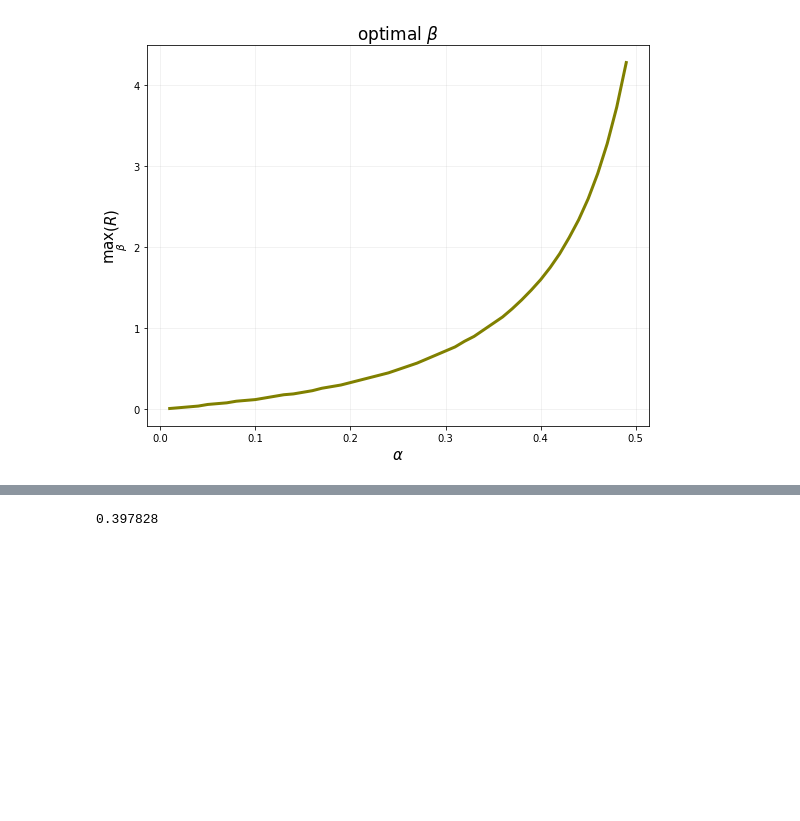
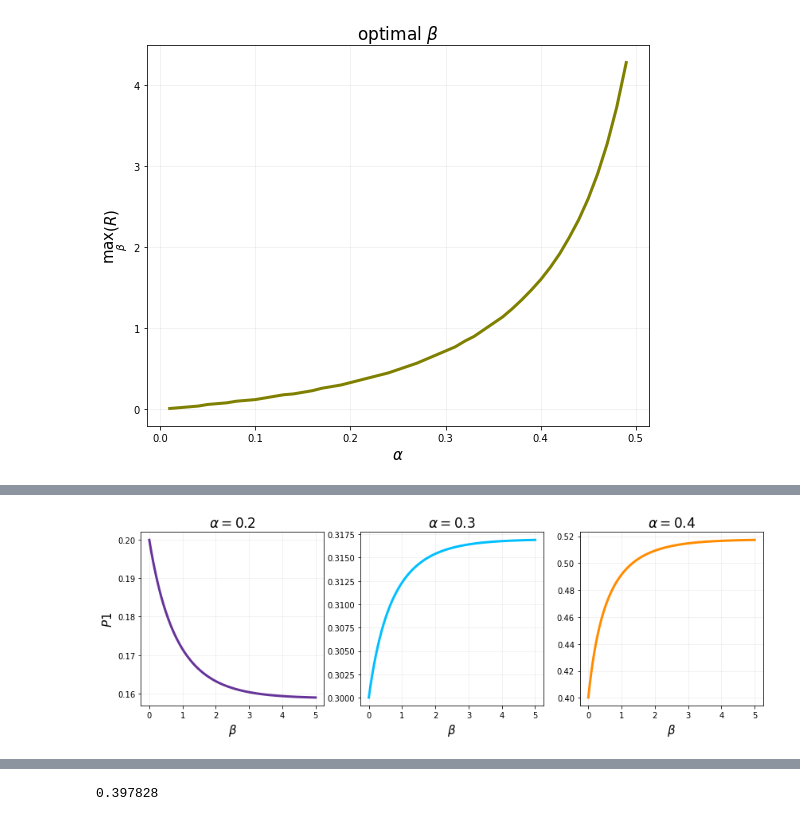
Before and after one commit to michaelneuder/opportunistic-mining, a Jupyter notebook: fusion-mining.ipynb, the cells around one changed output, grey strips where cells are left out. Drawn from its saved outputs; the diff is of its cells as text; code cells hidden in the pictures; blank space fills up the shorter version.

```diff
--- a/fusion-mining.ipynb
+++ b/fusion-mining.ipynb
@@ -85,0 +160,22 @@ plt.show()
+# %%
+f, axarr = plt.subplots(ncols=3, figsize=(14,4))
+
+betas = np.arange(0.001, 5.001, 0.001)
+aover20 = [calcAOverAH(0.2, b) for b in betas]
+aover30 = [calcAOverAH(0.3, b) for b in betas]
+aover40 = [calcAOverAH(0.4, b) for b in betas]
+axarr[0].plot(betas, aover20, linewidth=3, color='rebeccapurple')
+axarr[1].plot(betas, aover30, linewidth=3, color='deepskyblue')
+axarr[2].plot(betas, aover40, linewidth=3, color='darkorange')
+
+for ax in axarr:
+    ax.set_xlabel(r'$\beta$', size=15)
+    ax.grid(alpha=0.2)
+
+axarr[0].set_ylabel(r'$P1$', size=15)
+axarr[0].set_title(r'$\alpha=0.2$', size=17)
+axarr[1].set_title(r'$\alpha=0.3$', size=17)
+axarr[2].set_title(r'$\alpha=0.4$', size=17)
+plt.show()
+# %% [output]
+[figure, added]
```
Also changed, not shown: parts of 8 cells of this notebook.
